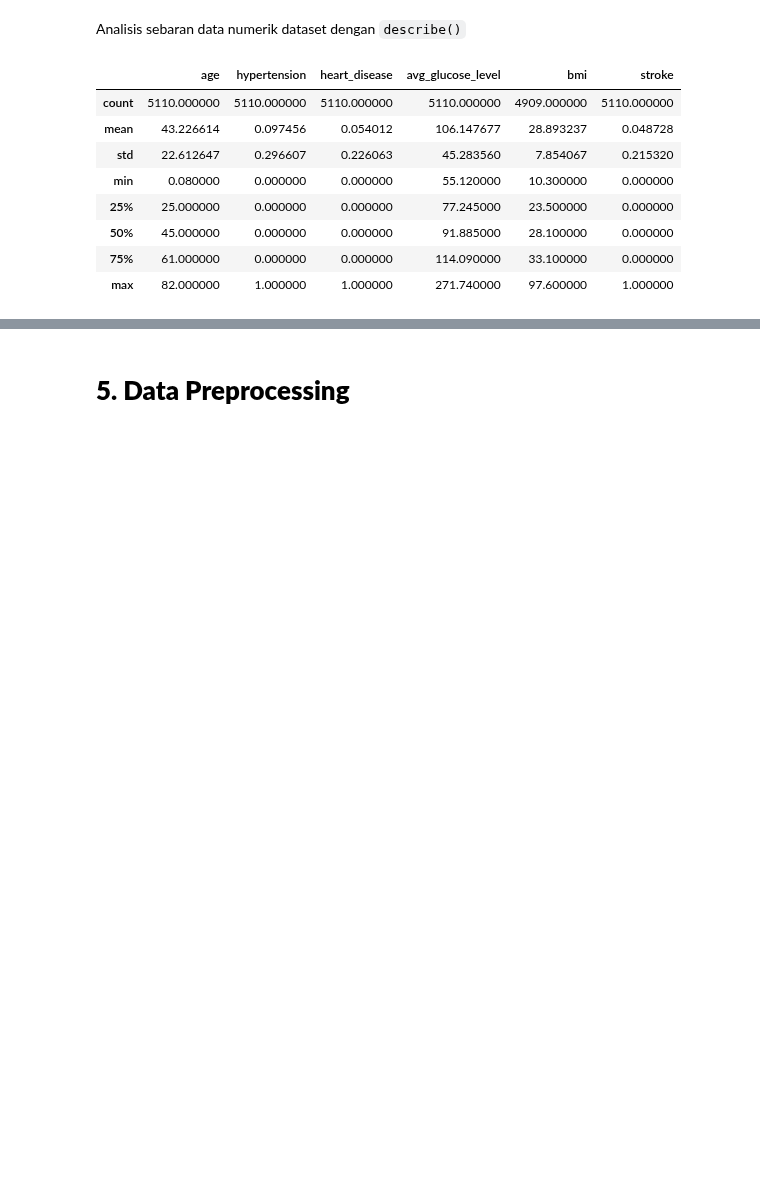
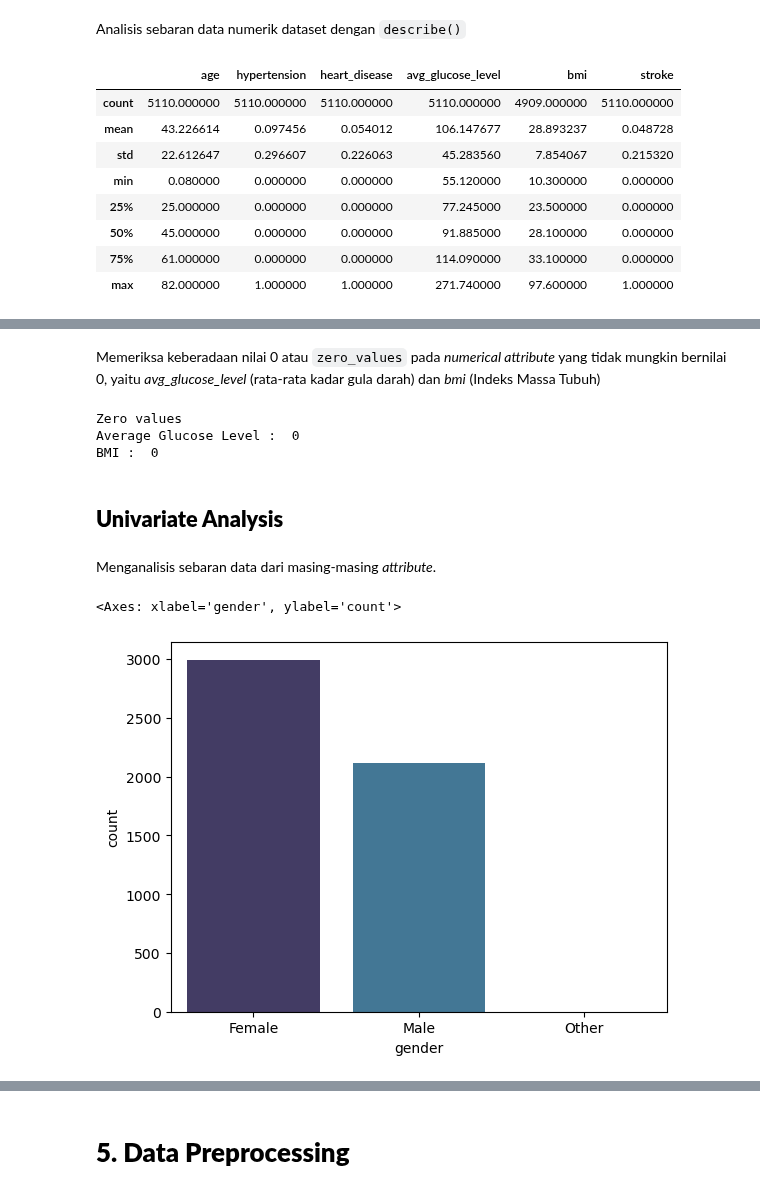
Before and after one commit to bayun2445/Eksperimen_SML_Bayu-Nugroho, a Jupyter notebook: preprocessing/Eksperimen_Bayu Nugroho.ipynb, the cells around one changed output, grey strips where cells are left out. Saved outputs shown, nothing was run; the diff lists cells and outputs as text; code cells hidden in the pictures; blank space fills up the shorter version.

```diff
--- a/preprocessing/Eksperimen_Bayu Nugroho.ipynb
+++ b/preprocessing/Eksperimen_Bayu Nugroho.ipynb
@@ -79,0 +99,20 @@ df.describe()
+# %% [markdown]
+Memeriksa keberadaan nilai 0 atau `zero_values` pada _numerical attribute_ yang tidak mungkin bernilai 0, yaitu _avg\_glucose\_level_ (rata-rata kadar gula darah) dan _bmi_ (Indeks Massa Tubuh)
+# %%
+print('Zero values')
+print('Average Glucose Level : ', len(df[df['avg_glucose_level'] == 0]))
+print('BMI : ', len(df[df['bmi'] == 0]))
+# %% [output]
+Zero values
+Average Glucose Level :  0
+BMI :  0
+# %% [markdown]
+## **Univariate Analysis**
+# %% [markdown]
+Menganalisis sebaran data dari masing-masing _attribute_.
+# %%
+gender = df['gender'].value_counts()
+sns.barplot(x=gender.index, y=gender, hue=gender.index, palette='mako')
+# %% [output]
+<Axes: xlabel='gender', ylabel='count'>
+[figure, added]
```
Also changed, not shown: parts of 14 cells of this notebook.
